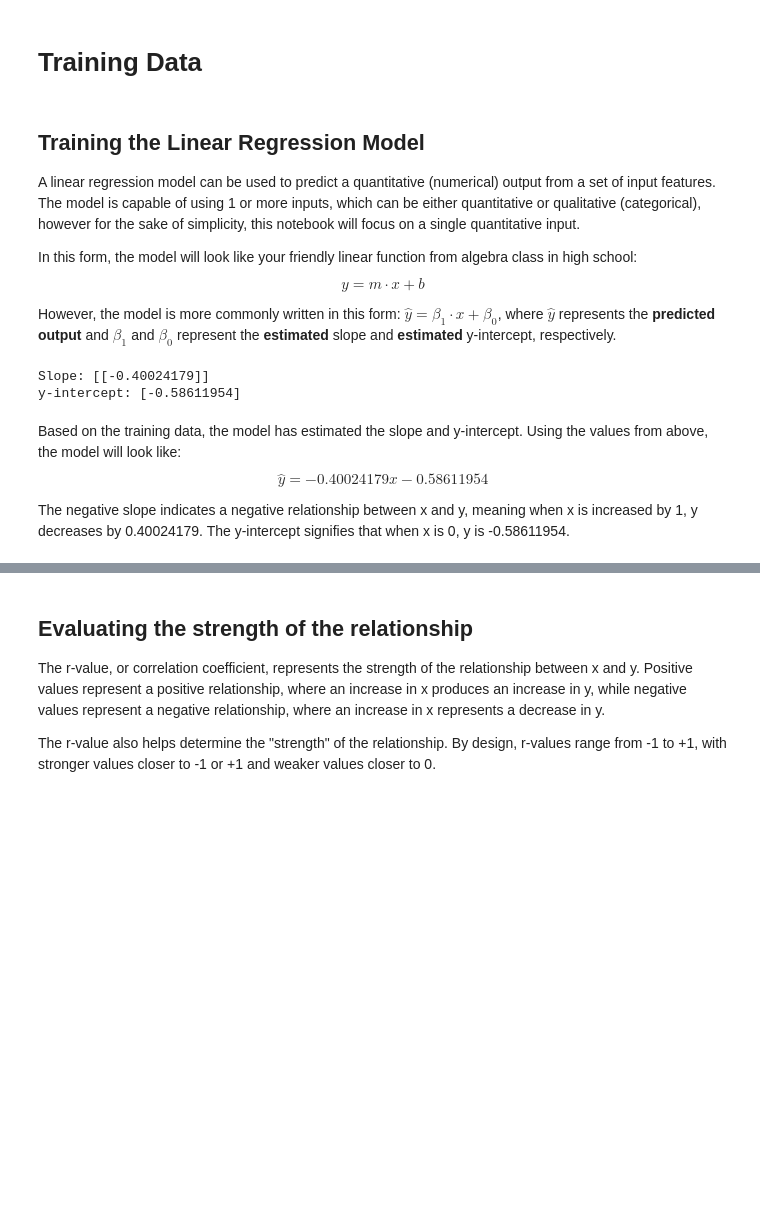
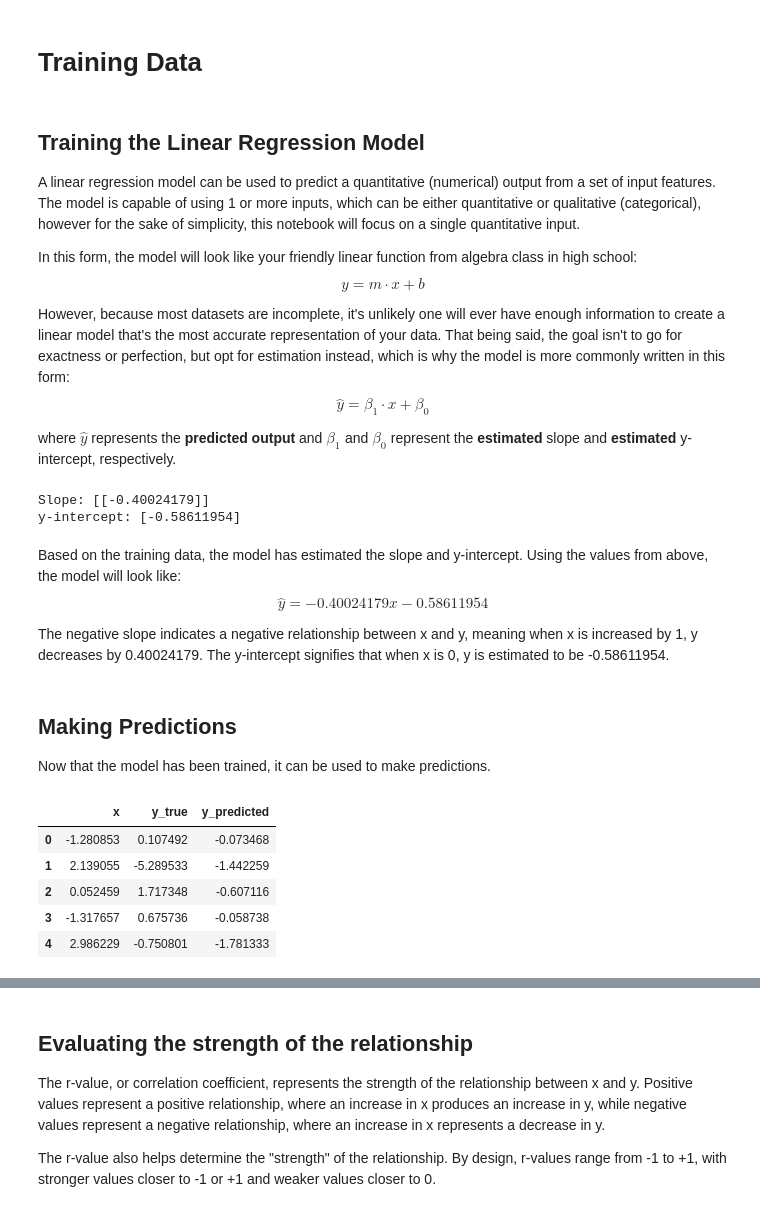
Before and after one commit to papir805/Stanford-ML-Class, a Jupyter notebook: notebooks/linear_regression.ipynb, the cells around one changed output, grey strips where cells are left out. Drawn from its saved outputs; the diff is of its cells as text; code cells hidden in the pictures; blank space fills up the shorter version.

```diff
--- a/notebooks/linear_regression.ipynb
+++ b/notebooks/linear_regression.ipynb
@@ -54,7 +54,9 @@ A linear regression model can be used to predict a quantitative (numerical) outp
 
 In this form, the model will look like your friendly linear function from algebra class in high school: $$y=m \cdot x+b$$
 
-However, the model is more commonly written in this form: $\hat y = \beta_1 \cdot x + \beta_0$, where $\hat y$ represents the **predicted output** and $\beta_1$ and $\beta_0$ represent the **estimated** slope and **estimated** y-intercept, respectively.
+However, because most datasets are incomplete, it's unlikely one will ever have enough information to create a linear model that's the most accurate representation of your data.  That being said, the goal isn't to go for exactness or perfection, but opt for estimation instead, which is why the model is more commonly written in this form: $$\hat y = \beta_1 \cdot x + \beta_0$$
+
+where $\hat y$ represents the **predicted output** and $\beta_1$ and $\beta_0$ represent the **estimated** slope and **estimated** y-intercept, respectively.
 # %%
 # Create linear regression object
 lin_reg_model = linear_model.LinearRegression()
@@ -75,4 +77,24 @@ y-intercept: [-0.58611954]
 # %% [markdown]
 Based on the training data, the model has estimated the slope and y-intercept.  Using the values from above, the model will look like: $$\hat y = -0.40024179x - 0.58611954$$
 
-The negative slope indicates a negative relationship between x and y, meaning when x is increased by 1, y decreases by 0.40024179.  The y-intercept signifies that when x is 0, y is -0.58611954.
+The negative slope indicates a negative relationship between x and y, meaning when x is increased by 1, y decreases by 0.40024179.  The y-intercept signifies that when x is 0, y is estimated to be -0.58611954.
+# %% [markdown]
+## Making Predictions
+
+Now that the model has been trained, it can be used to make predictions.
+# %%
+# Make predictions using the already seen training data
+training_predictions = lin_reg_model.predict(X_train)
+
+# Store results in dataframe
+train_results_df = pd.DataFrame({'x':X_train.flatten(),
+                                'y_true':y_train.flatten(),
+                                'y_predicted':training_predictions.flatten()})
+train_results_df.head()
+# %% [output]
+|  | x | y_true | y_predicted |
+| 0 | -1.280853 | 0.107492 | -0.073468 |
+| 1 | 2.139055 | -5.289533 | -1.442259 |
+| 2 | 0.052459 | 1.717348 | -0.607116 |
+| 3 | -1.317657 | 0.675736 | -0.058738 |
+| 4 | 2.986229 | -0.750801 | -1.781333 |
```
Also changed, not shown: parts of 13 cells of this notebook, 1 other file.
